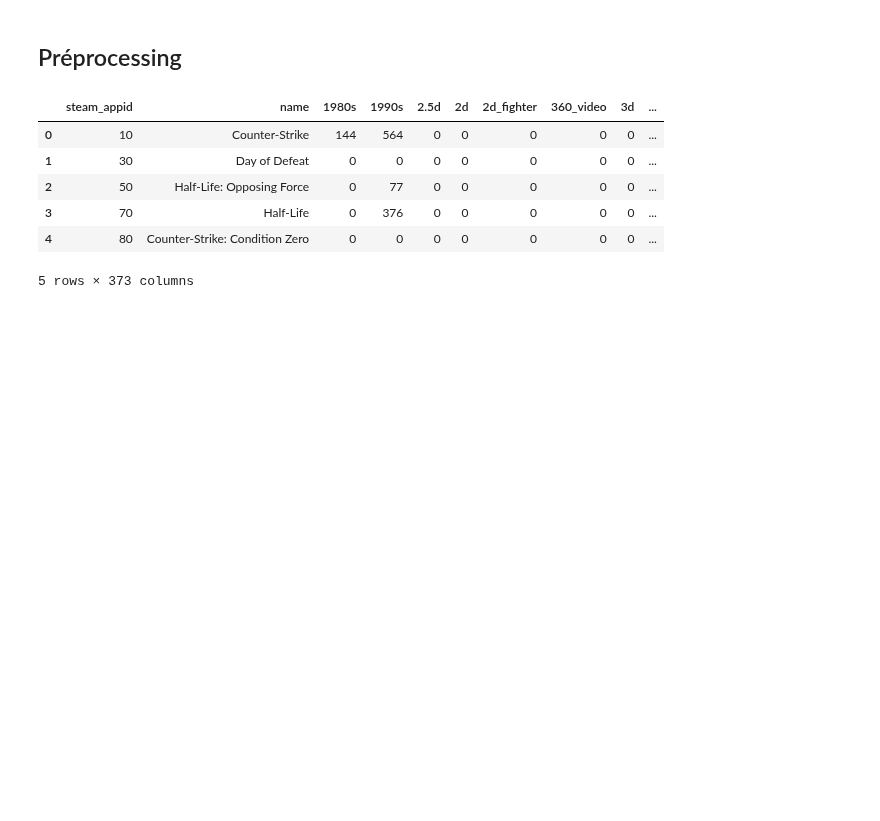
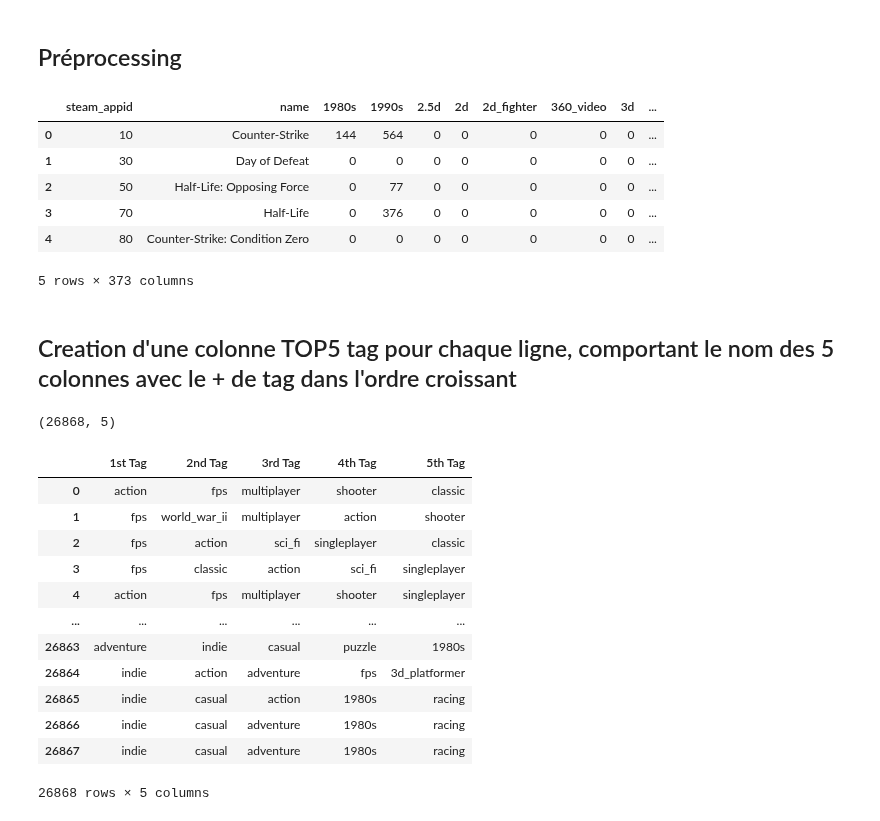
Before and after one commit to Rvanelven/steamator, a Jupyter notebook: notebooks/Robin_#15_ NLP 375 genres.ipynb, the cells around one changed output. Cells and saved outputs as stored; diff of their text form; code cells hidden in the pictures; blank space fills up the shorter version.

```diff
--- a/notebooks/Robin_#15_ NLP 375 genres.ipynb
+++ b/notebooks/Robin_#15_ NLP 375 genres.ipynb
@@ -70,0 +78,2 @@ df2.head(5)
+# %% [markdown]
+## Creation d'une colonne TOP5 tag pour chaque ligne, comportant le nom des 5 colonnes avec le + de tag dans l'ordre croissant
@@ -70,0 +82,20 @@ df2.head(5)
+# %%
+df3.shape
+# %% [output]
+(26868, 5)
+# %%
+df3
+# %% [output]
+|  | 1st Tag | 2nd Tag | 3rd Tag | 4th Tag | 5th Tag |
+| 0 | action | fps | multiplayer | shooter | classic |
+| 1 | fps | world_war_ii | multiplayer | action | shooter |
+| 2 | fps | action | sci_fi | singleplayer | classic |
+| 3 | fps | classic | action | sci_fi | singleplayer |
+| 4 | action | fps | multiplayer | shooter | singleplayer |
+| ... | ... | ... | ... | ... | ... |
+| 26863 | adventure | indie | casual | puzzle | 1980s |
+| 26864 | indie | action | adventure | fps | 3d_platformer |
+| 26865 | indie | casual | action | 1980s | racing |
+| 26866 | indie | casual | adventure | 1980s | racing |
+| 26867 | indie | casual | adventure | 1980s | racing |
+26868 rows × 5 columns
```
Also changed, not shown: parts of 22 cells of this notebook, 1 other file.
